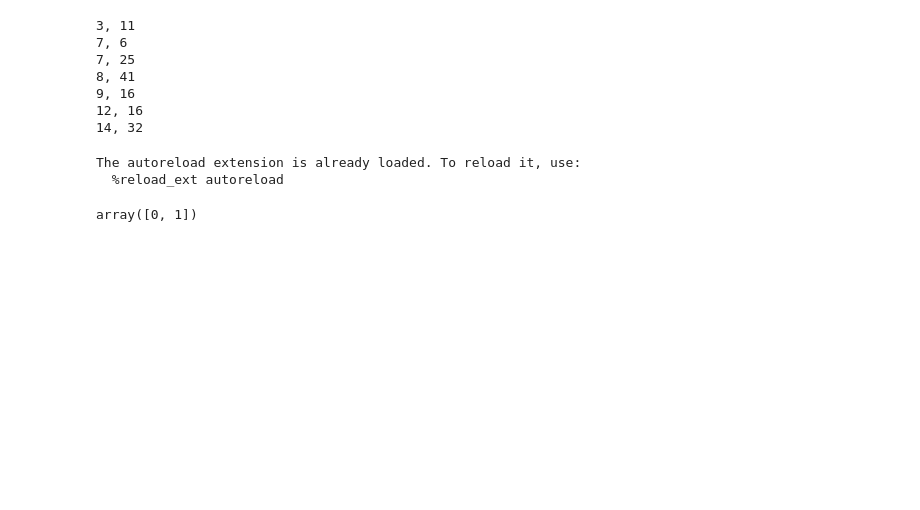
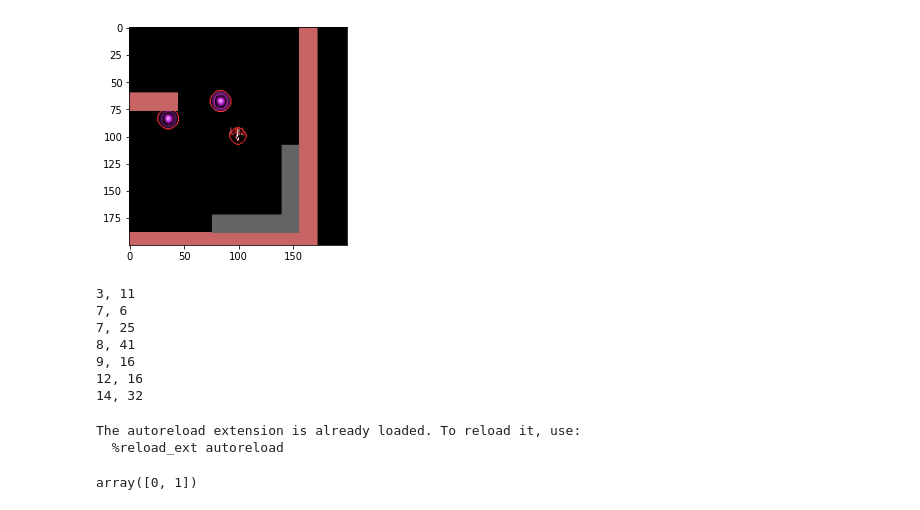
Before and after one commit to bkusenda/simpleland, a Jupyter notebook: env_test.ipynb, the cells around one changed output. Saved outputs shown, nothing was run; the diff lists cells and outputs as text; code cells hidden in the pictures; blank space fills up the shorter version.

```diff
--- a/env_test.ipynb
+++ b/env_test.ipynb
@@ -24,0 +137,2 @@ test_map = (
+# %%
+frame = env.render()
@@ -25,3 +141,8 @@ test_map = (
+# %%
+plt.imshow(frame)
+plt.show()
+# %% [output]
+[figure, added]
 # %%
 lines = test_map.split("\n")
 items=[]
```
Also changed, not shown: parts of 14 cells of this notebook, 12 other files.
